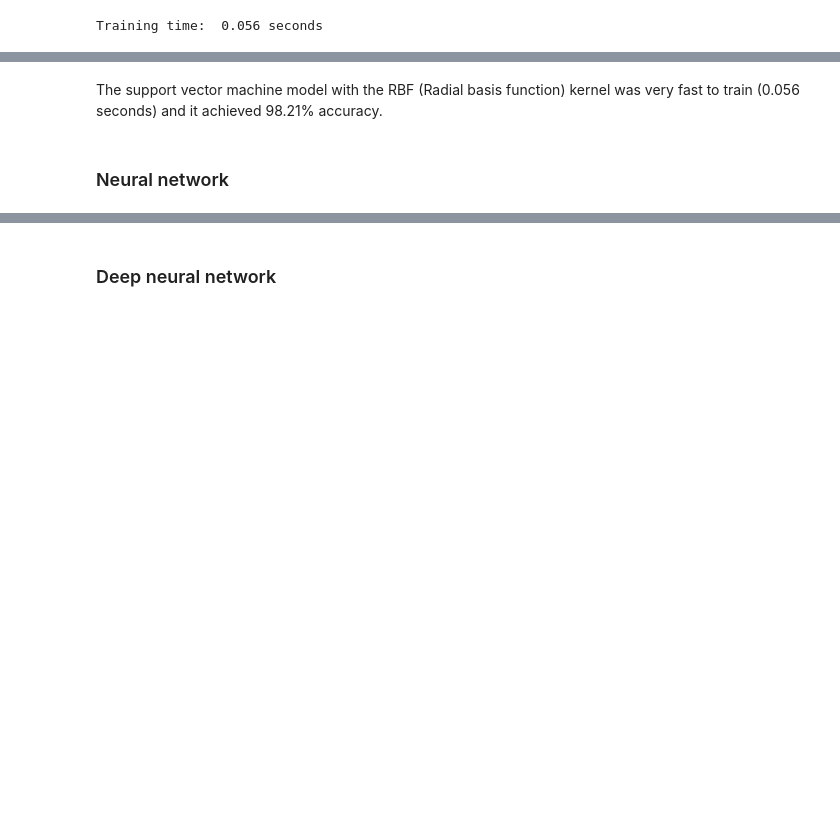
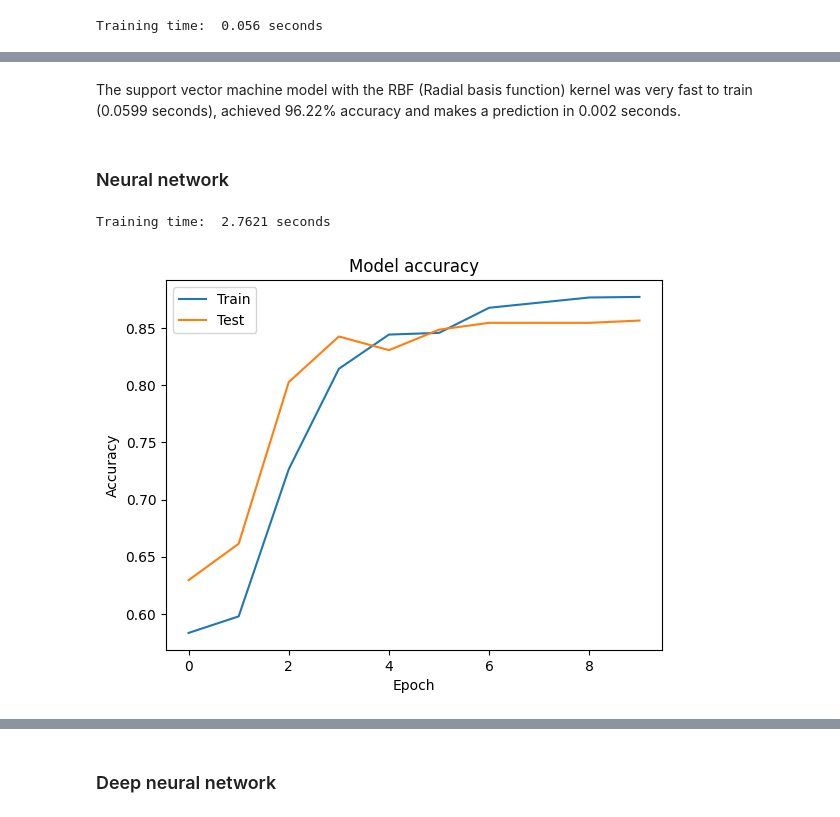
Before and after one commit to randmon/ucll_ti_data_and_ai_group_assignments, a Jupyter notebook: Assignment 4/comparing_dl_vs_non_dl/comparing_dl_vs_non_dl.ipynb, the cells around one changed output, grey strips where cells are left out. Drawn from its saved outputs; the diff is of its cells as text; code cells hidden in the pictures; blank space fills up the shorter version.

```diff
--- a/Assignment 4/comparing_dl_vs_non_dl/comparing_dl_vs_non_dl.ipynb
+++ b/Assignment 4/comparing_dl_vs_non_dl/comparing_dl_vs_non_dl.ipynb
@@ -307,4 +303,4 @@ Prediction time:  0.00297 seconds
 # %% [markdown]
-The support vector machine model with the RBF (Radial basis function) kernel was very fast to train (0.056 seconds) and it achieved 98.21% accuracy.
+The support vector machine model with the RBF (Radial basis function) kernel was very fast to train (0.0599 seconds), achieved 96.22% accuracy and makes a prediction in  0.002 seconds.
 # %% [markdown]
 ### Neural network
@@ -312,0 +307,31 @@ The support vector machine model with the RBF (Radial basis function) kernel was
+# %%
+neural_2 = models.Sequential([
+    # input layer
+    layers.Dense(64, activation='relu', input_shape=(2,)),
+    # one hidden layer
+    layers.Dense(64, activation='relu'),
+    # output layer with one neuron
+    layers.Dense(1, activation='sigmoid')
+])
+
+# Compile the model
+neural_2.compile(optimizer='adam', loss='binary_crossentropy', metrics=['accuracy'])
+# %%
+# Train the model
+start_time = time.time()
+neural_2_hist = neural_2.fit(x_train, y_train, epochs=10, verbose=0, validation_data=(x_test, y_test))
+end_time = time.time()
+print("Training time: ", round(end_time - start_time, 4), "seconds")
+# %% [output]
+Training time:  2.7621 seconds
+# %%
+# Learning curves
+plt.plot(neural_2_hist.history['accuracy'])
+plt.plot(neural_2_hist.history['val_accuracy'])
+plt.title('Model accuracy')
+plt.ylabel('Accuracy')
+plt.xlabel('Epoch')
+plt.legend(['Train', 'Test'], loc='upper left')
+plt.show()
+# %% [output]
+[figure, added]
```
Also changed, not shown: parts of 36 cells of this notebook.
